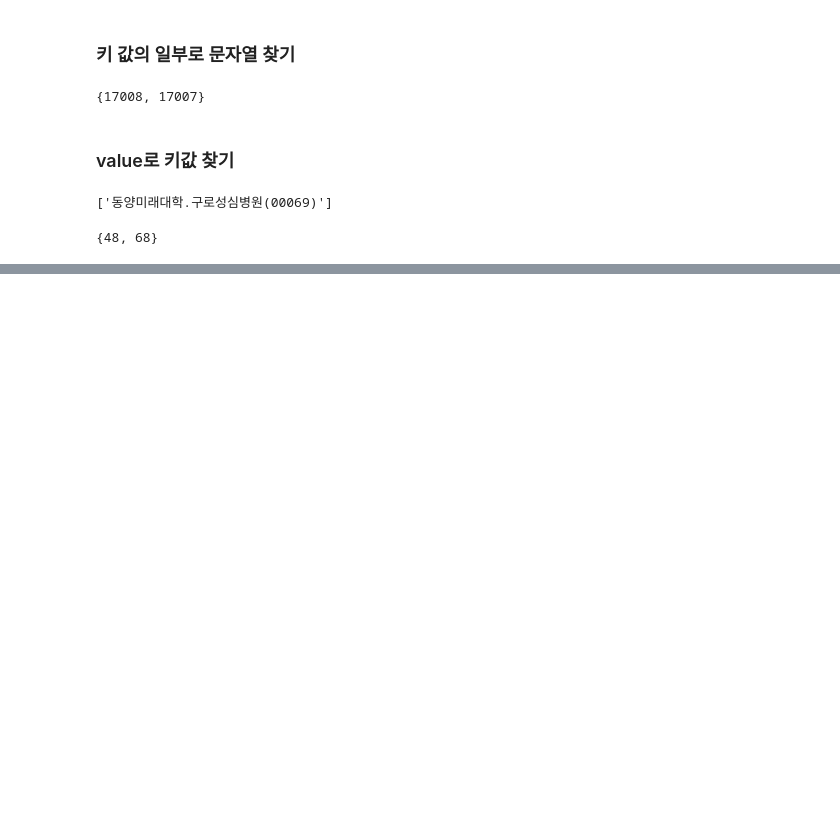
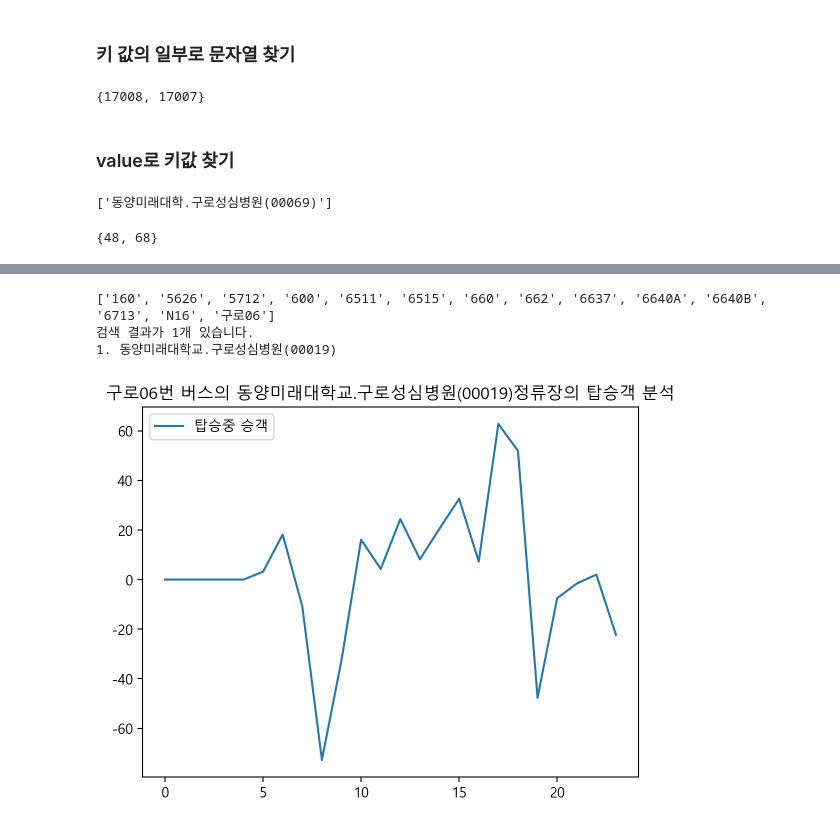
Before and after one commit to yesung05/24-DA-TeamWork, a Jupyter notebook: DA_main.ipynb, the cells around one changed output, grey strips where cells are left out. Drawn from its saved outputs; the diff is of its cells as text; code cells hidden in the pictures; blank space fills up the shorter version.

```diff
--- a/DA_main.ipynb
+++ b/DA_main.ipynb
@@ -339,0 +362,33 @@ print(f"결과 (10번 열 합 - 11번 열 합): {result}")
+# %%
+print(busnum)
+selbus = input("선택할 버스 번호를 입력하세요.")
+selstation = input("선택할 정류장 이름을 입력하세요.")
+# 키 값의 일부로 키 선택하기
+selected_keys = {value for key, value in StationKorean[selbus].items() if selstation in key}
+# 예제 딕셔너리
+
+# 값을 기준으로 키를 찾기
+keys_with_value = [key for key, value in StationKorean[selbus].items() if value in selected_keys]
+
+# 검색 결과 출력
+print(f"검색 결과가 {len(keys_with_value)}개 있습니다.")
+for num, val in enumerate(keys_with_value):
+    print(f"{num+1}. {val}")
+# print(keys_with_value)
+sel = int(input("번호로 선택하세요."))-1
+
+selstation = keys_with_value[sel]
+
+selected_keys = {num for num, (key, value) in enumerate(StationKorean[selbus].items()) if selstation in key}
+stationLine = selected_keys.pop()
+# print(type(stationLine))
+
+plt.plot(range(0,24),(Cumsum_Bus[selbus][stationLine,0::2]-Cumsum_Bus[selbus][stationLine,1::2])/10, label = '탑승중 승객')
+plt.legend()
+plt.title(f"{selbus}번 버스의 {selstation}정류장의 탑승객 분석")
+plt.show()
+# %% [output]
+['160', '5626', '5712', '600', '6511', '6515', '660', '662', '6637', '6640A', '6640B', '6713', 'N16', '구로06']
+검색 결과가 1개 있습니다.
+1. 동양미래대학교.구로성심병원(00019)
+[figure, added]
```
Also changed, not shown: parts of 8 cells of this notebook.
